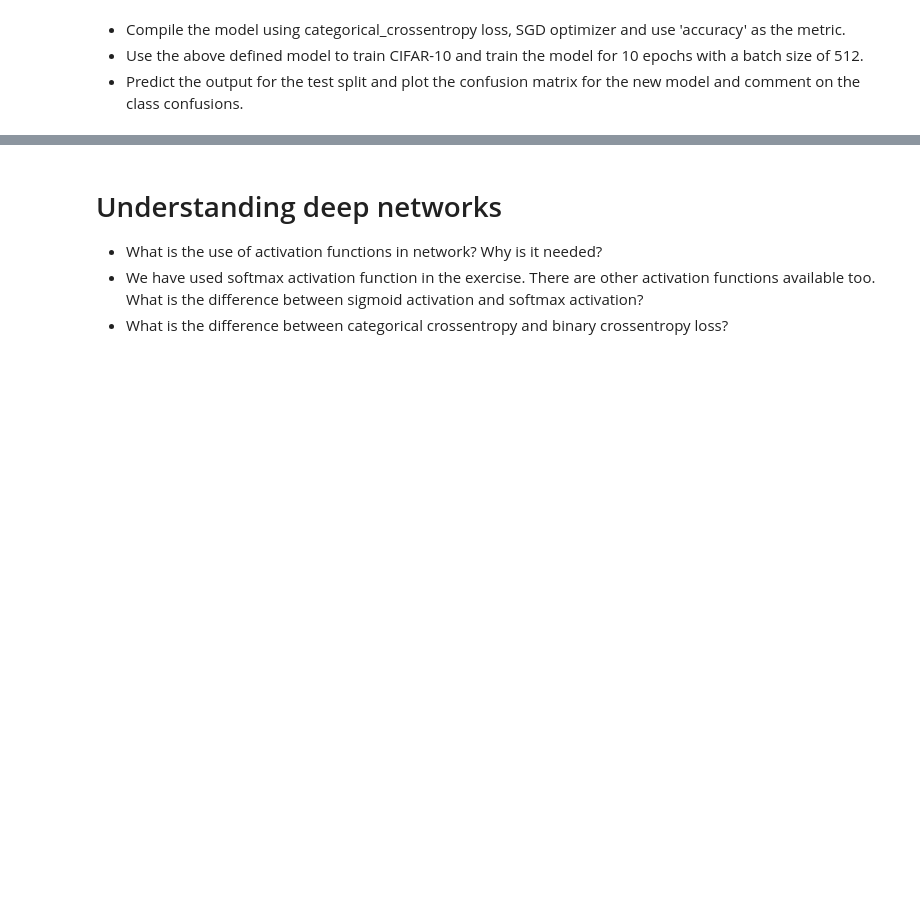
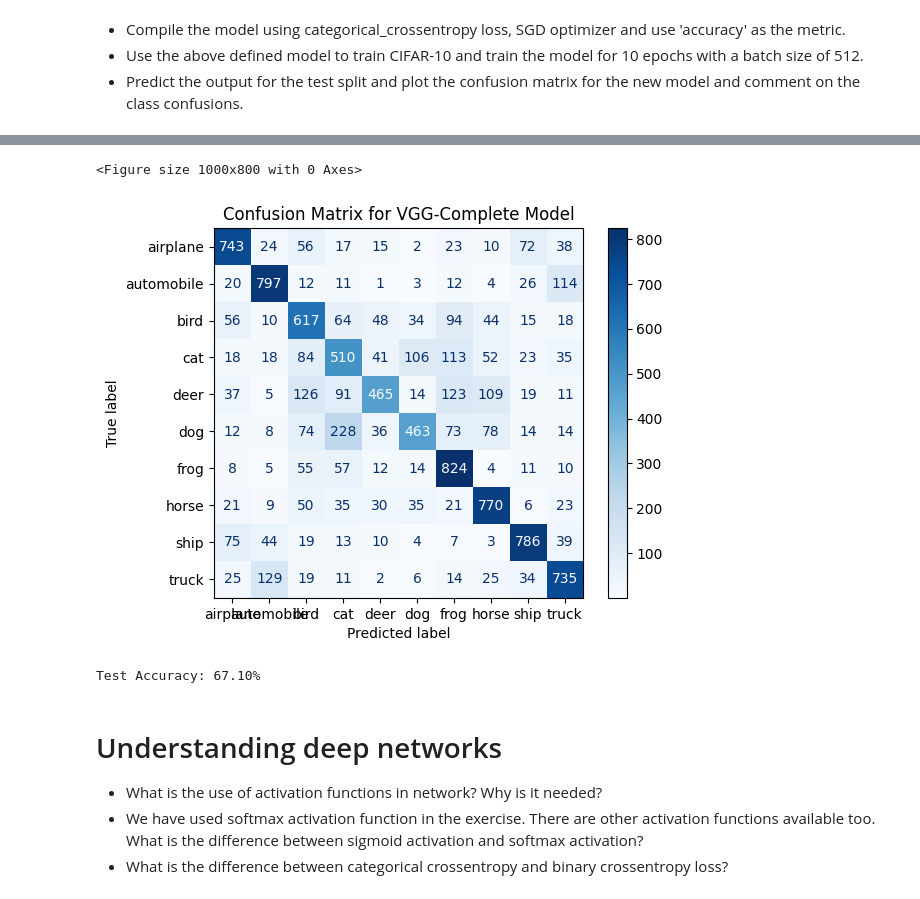
Before and after one commit to IshuDhana/lab-image-classification-using-convolutional-neural-networks, a Jupyter notebook: main.ipynb, the cells around one changed output, grey strips where cells are left out. Saved outputs shown, nothing was run; the diff lists cells and outputs as text; code cells hidden in the pictures; blank space fills up the shorter version.

```diff
--- a/main.ipynb
+++ b/main.ipynb
@@ -456,0 +512,67 @@ clear_session()
+# %%
+# Your code here :
+import numpy as np
+import cv2
+from tensorflow.keras.datasets import cifar10
+from tensorflow.keras.utils import to_categorical
+from sklearn.metrics import confusion_matrix, ConfusionMatrixDisplay
+import matplotlib.pyplot as plt
+from tensorflow.keras.optimizers import SGD
+from keras.backend import clear_session
+
+# Clear previous models
+clear_session()
+
+# Load CIFAR-10 dataset
+(x_train, y_train), (x_test, y_test) = cifar10.load_data()
+
+# Resize images from 32x32 to 64x64
+def resize_images(images, size=(64,64)):
+    resized = np.zeros((images.shape[0], size[0], size[1], 3), dtype=np.float32)
+    for i in range(images.shape[0]):
+        resized[i] = cv2.resize(images[i], size)
+    return resized
+
+x_train_resized = resize_images(x_train)
+x_test_resized = resize_images(x_test)
+
+# Normalize images
+x_train_resized = x_train_resized / 255.0
+x_test_resized = x_test_resized / 255.0
+
+# One-hot encode labels
+y_train_onehot = to_categorical(y_train, 10)
+y_test_onehot = to_categorical(y_test, 10)
+
+# Compile the VGG-complete model
+vgg_complete_model.compile(optimizer=SGD(learning_rate=0.01, momentum=0.9),
+                           loss='categorical_crossentropy',
+                           metrics=['accuracy'])
+
+# Train the model
+history_vgg_complete = vgg_complete_model.fit(x_train_resized, y_train_onehot,
+                                              epochs=10,
+                                              batch_size=512,
+                                              validation_data=(x_test_resized, y_test_onehot),
+                                              verbose=1)
+
+# Predict on test set
+y_pred_probs = vgg_complete_model.predict(x_test_resized)
+y_pred_classes = np.argmax(y_pred_probs, axis=1)
+y_true_classes = np.argmax(y_test_onehot, axis=1)
+
+# Confusion matrix
+cm = confusion_matrix(y_true_classes, y_pred_classes)
+class_names = ['airplane', 'automobile', 'bird', 'cat', 'deer',
+               'dog', 'frog', 'horse', 'ship', 'truck']
+
+plt.figure(figsize=(10,8))
+disp = ConfusionMatrixDisplay(confusion_matrix=cm, display_labels=class_names)
+disp.plot(cmap=plt.cm.Blues, values_format='d')
+plt.title('Confusion Matrix for VGG-Complete Model')
+plt.show()
+
+# Test accuracy
+test_loss, test_accuracy = vgg_complete_model.evaluate(x_test_resized, y_test_onehot, verbose=0)
+print(f"Test Accuracy: {test_accuracy*100:.2f}%")
+# %% [output]
@@ -457,3 +596,6 @@ clear_session()
+<Figure size 1000x800 with 0 Axes>
+[figure, added]
+Test Accuracy: 67.10%
 # %% [markdown]
 # Understanding deep networks
 
```
Also changed, not shown: parts of 13 cells of this notebook.
